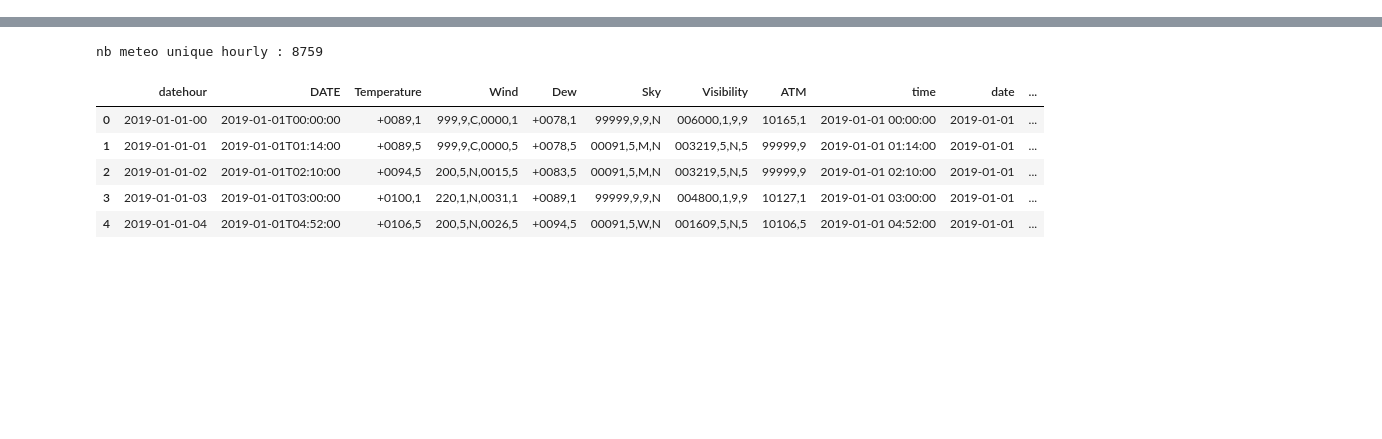
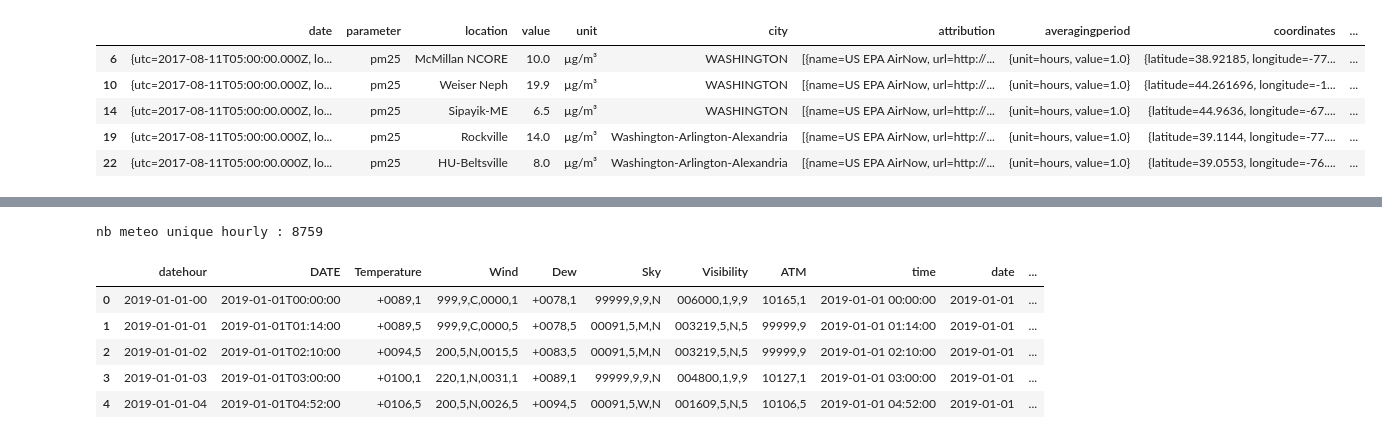
Before and after one commit to georgetown-analytics/Air-Pollution, a Jupyter notebook: data/Data extraction & wrangling.ipynb, the cells around one changed output, grey strips where cells are left out. Saved outputs shown, nothing was run; the diff lists cells and outputs as text; code cells hidden in the pictures; blank space fills up the shorter version.

Commit message:
adding open AQ

```diff
--- a/data/Data extraction & wrangling.ipynb
+++ b/data/Data extraction & wrangling.ipynb
@@ -2,0 +34,3 @@
+# %%
+openAQcsv= 's3://openaqpm25dcarea/data_load_DC/Unsaved/2020/03/21/5f0f7603-af35-4673-b7cd-d1685d04fed7.csv'
+df_openAQ = pd.read_csv(openAQcsv)
@@ -2,0 +46,11 @@
+# %%
+df_PM25 = df_openAQ[df_openAQ["parameter"] == 'pm25']
+len(df_PM25)
+df_PM25.head()
+# %% [output]
+|  | date | parameter | location | value | unit | city | attribution | averagingperiod | coordinates | ... |
+| 6 | {utc=2017-08-11T05:00:00.000Z, lo... | pm25 | McMillan NCORE | 10.0 | µg/m³ | WASHINGTON | [{name=US EPA AirNow, url=http://... | {unit=hours, value=1.0} | {latitude=38.92185, longitude=-77... | ... |
+| 10 | {utc=2017-08-11T05:00:00.000Z, lo... | pm25 | Weiser Neph | 19.9 | µg/m³ | WASHINGTON | [{name=US EPA AirNow, url=http://... | {unit=hours, value=1.0} | {latitude=44.261696, longitude=-1... | ... |
+| 14 | {utc=2017-08-11T05:00:00.000Z, lo... | pm25 | Sipayik-ME | 6.5 | µg/m³ | WASHINGTON | [{name=US EPA AirNow, url=http://... | {unit=hours, value=1.0} | {latitude=44.9636, longitude=-67.... | ... |
+| 19 | {utc=2017-08-11T05:00:00.000Z, lo... | pm25 | Rockville | 14.0 | µg/m³ | Washington-Arlington-Alexandria | [{name=US EPA AirNow, url=http://... | {unit=hours, value=1.0} | {latitude=39.1144, longitude=-77.... | ... |
+| 22 | {utc=2017-08-11T05:00:00.000Z, lo... | pm25 | HU-Beltsville | 8.0 | µg/m³ | Washington-Arlington-Alexandria | [{name=US EPA AirNow, url=http://... | {unit=hours, value=1.0} | {latitude=39.0553, longitude=-76.... | ... |
```
Also changed, not shown: parts of 23 cells of this notebook, 1 other file.
